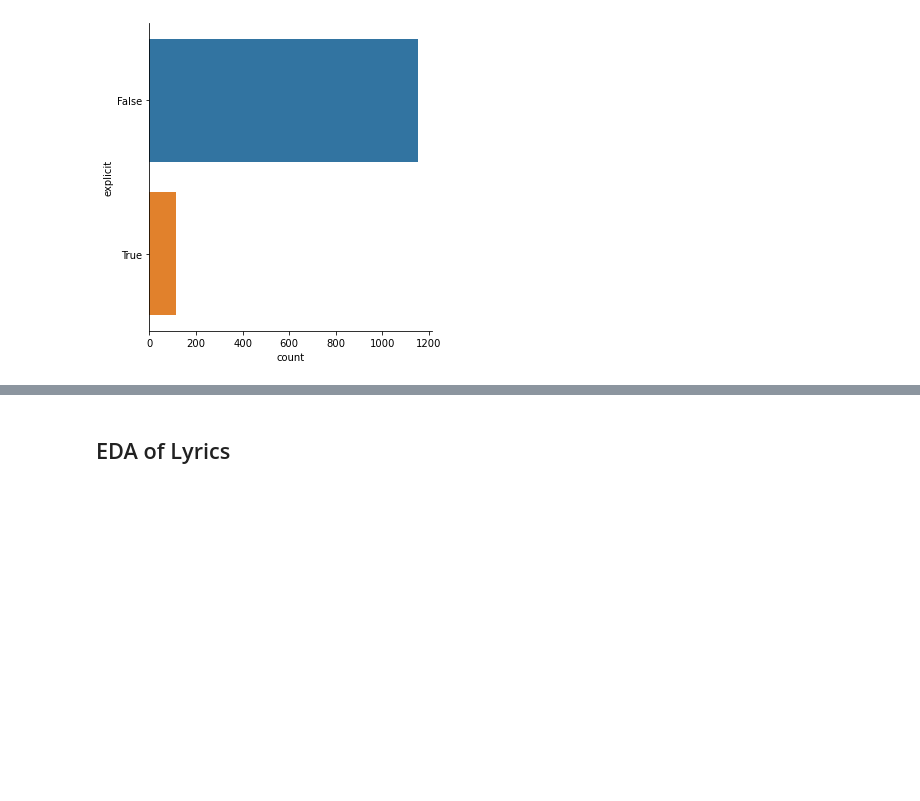
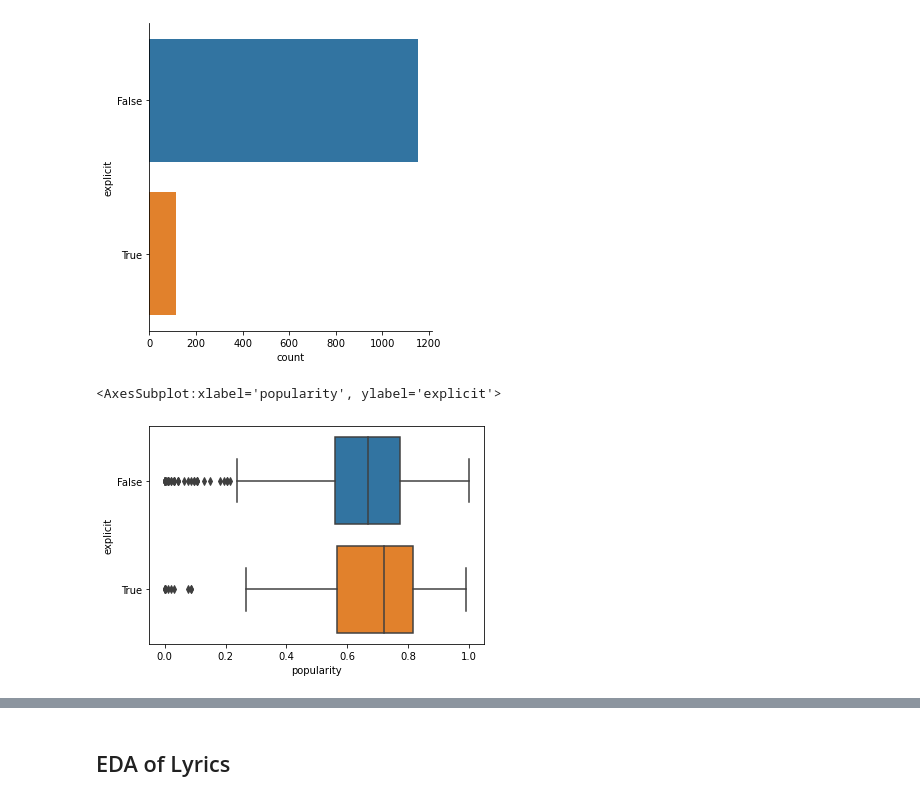
Before and after one commit to pradyumn5000/DSAI_Project, a Jupyter notebook: EDA.ipynb, the cells around one changed output, grey strips where cells are left out. Drawn from its saved outputs; the diff is of its cells as text; code cells hidden in the pictures; blank space fills up the shorter version.

Commit message:
Add boxplot and stripplot for explicit

```diff
--- a/EDA.ipynb
+++ b/EDA.ipynb
@@ -190,3 +190,8 @@ True      112
 Name: explicit, dtype: int64
 <seaborn.axisgrid.FacetGrid at 0x...>
 [figure]
+# %%
+sns.boxplot(x = "popularity", y = "explicit", data = new_data, orient = "h")
+# %% [output]
+<AxesSubplot:xlabel='popularity', ylabel='explicit'>
+[figure, added]
```
Also changed, not shown: parts of 3 cells of this notebook.
